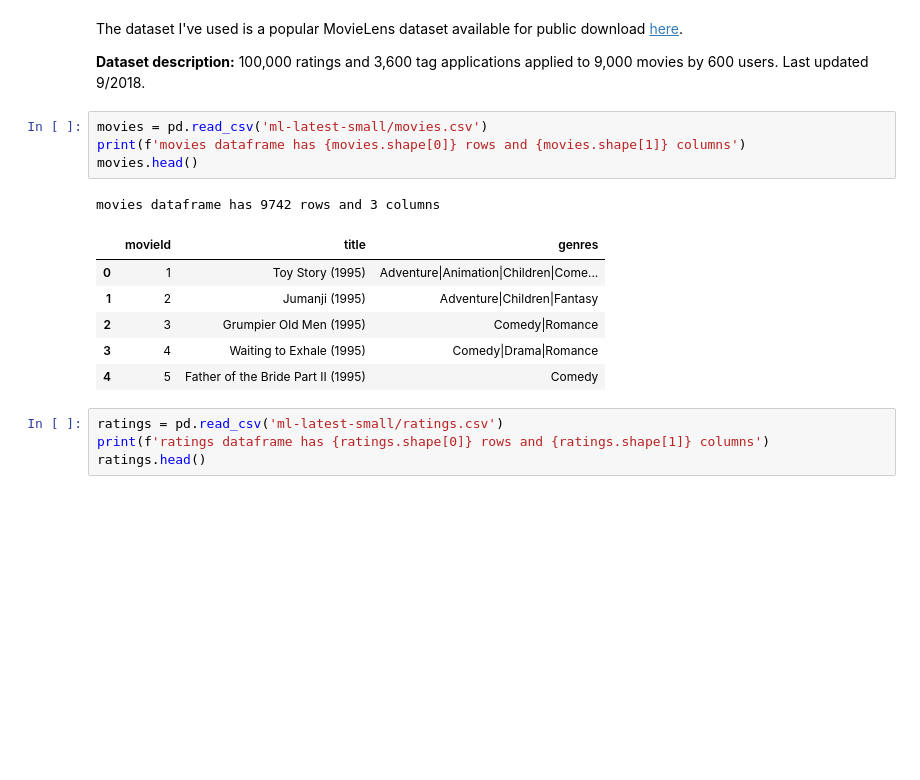
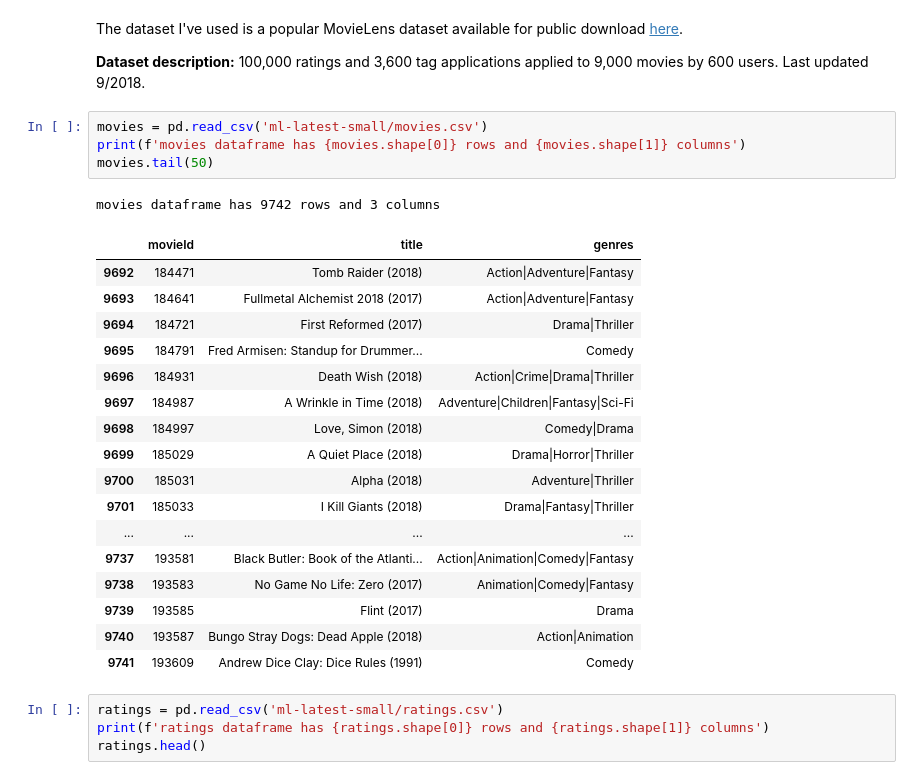
Before and after one commit to lepchenkov/Collaborative-Pearsons-R-Movie-Recommender, a Jupyter notebook: Pearsons_R.ipynb, the cells around one changed output. Saved outputs shown, nothing was run; the diff lists cells and outputs as text; blank space fills up the shorter version.

```diff
--- a/Pearsons_R.ipynb
+++ b/Pearsons_R.ipynb
@@ -9,15 +9,26 @@ import numpy as np
 # %%
 movies = pd.read_csv('ml-latest-small/movies.csv')
 print(f'movies dataframe has {movies.shape[0]} rows and {movies.shape[1]} columns')
-movies.head()
+movies.tail(50)
 # %% [output]
 movies dataframe has 9742 rows and 3 columns
 |  | movieId | title | genres |
-| 0 | 1 | Toy Story (1995) | Adventure|Animation|Children|Come... |
-| 1 | 2 | Jumanji (1995) | Adventure|Children|Fantasy |
-| 2 | 3 | Grumpier Old Men (1995) | Comedy|Romance |
-| 3 | 4 | Waiting to Exhale (1995) | Comedy|Drama|Romance |
-| 4 | 5 | Father of the Bride Part II (1995) | Comedy |
+| 9692 | 184471 | Tomb Raider (2018) | Action|Adventure|Fantasy |
+| 9693 | 184641 | Fullmetal Alchemist 2018 (2017) | Action|Adventure|Fantasy |
+| 9694 | 184721 | First Reformed (2017) | Drama|Thriller |
+| 9695 | 184791 | Fred Armisen: Standup for Drummer... | Comedy |
+| 9696 | 184931 | Death Wish (2018) | Action|Crime|Drama|Thriller |
+| 9697 | 184987 | A Wrinkle in Time (2018) | Adventure|Children|Fantasy|Sci-Fi |
+| 9698 | 184997 | Love, Simon (2018) | Comedy|Drama |
+| 9699 | 185029 | A Quiet Place (2018) | Drama|Horror|Thriller |
+| 9700 | 185031 | Alpha (2018) | Adventure|Thriller |
+| 9701 | 185033 | I Kill Giants (2018) | Drama|Fantasy|Thriller |
+| ... | ... | ... | ... |
+| 9737 | 193581 | Black Butler: Book of the Atlanti... | Action|Animation|Comedy|Fantasy |
+| 9738 | 193583 | No Game No Life: Zero (2017) | Animation|Comedy|Fantasy |
+| 9739 | 193585 | Flint (2017) | Drama |
+| 9740 | 193587 | Bungo Stray Dogs: Dead Apple (2018) | Action|Animation |
+| 9741 | 193609 | Andrew Dice Clay: Dice Rules (1991) | Comedy |
 # %%
 ratings = pd.read_csv('ml-latest-small/ratings.csv')
 print(f'ratings dataframe has {ratings.shape[0]} rows and {ratings.shape[1]} columns')
```
Also changed, not shown: parts of 6 cells of this notebook.
